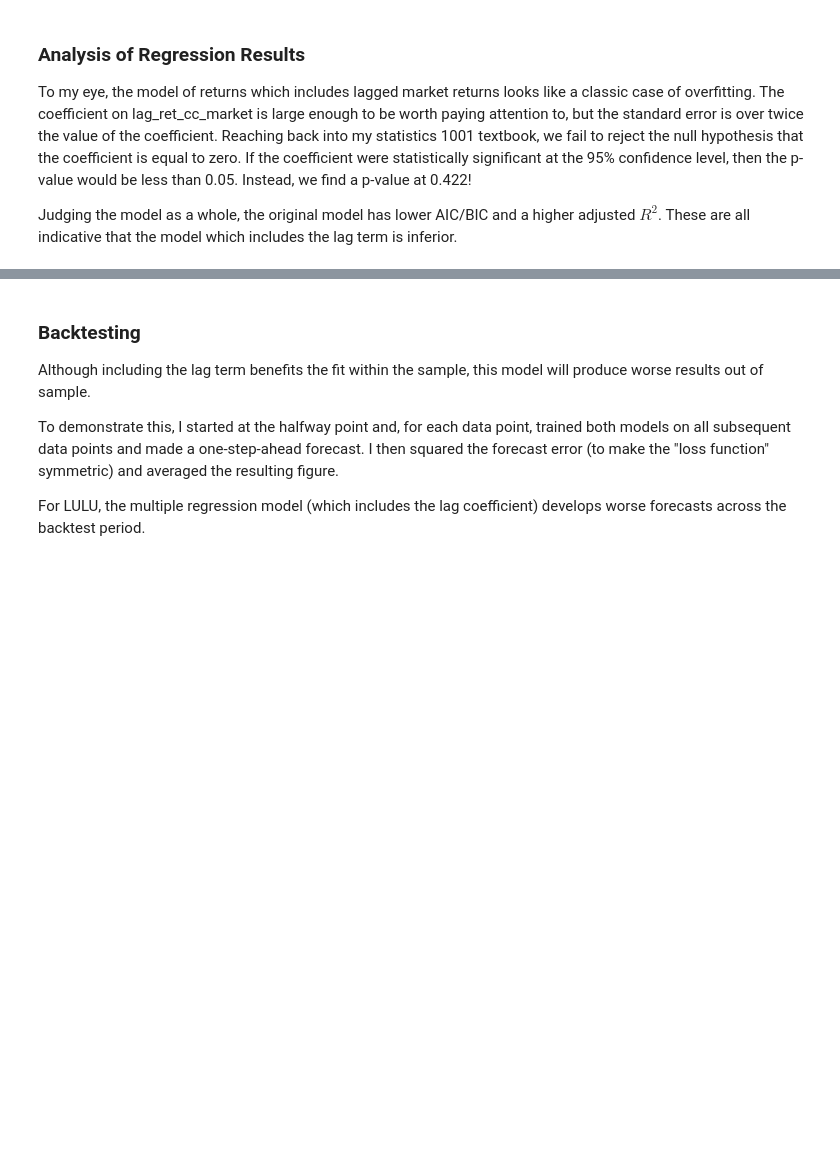
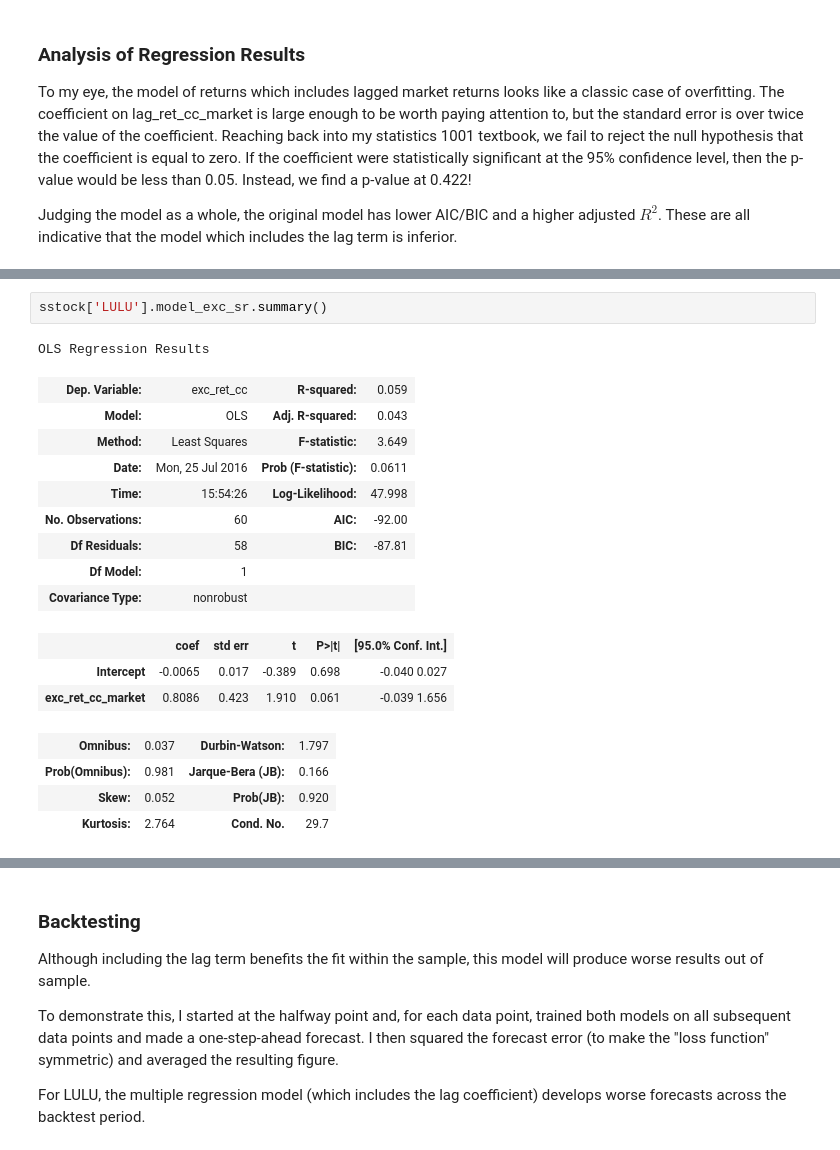
Before and after one commit to Anhmike/wmcm, a Jupyter notebook: ddm_tests/Beta_Lag_Effect.ipynb, the cells around one changed output, grey strips where cells are left out. Drawn from its saved outputs; the diff is of its cells as text; blank space fills up the shorter version.

```diff
--- a/ddm_tests/Beta_Lag_Effect.ipynb
+++ b/ddm_tests/Beta_Lag_Effect.ipynb
@@ -175,3 +205,23 @@ OLS Regression Results
 | Prob(Omnibus): | 0.941 | Jarque-Bera (JB): | 0.291 |
 | Skew: | 0.080 | Prob(JB): | 0.865 |
 | Kurtosis: | 2.699 | Cond. No. | 32.0 |
+# %%
+sstock['LULU'].model_exc_sr.summary()
+# %% [output]
+OLS Regression Results
+| Dep. Variable: | exc_ret_cc | R-squared: | 0.059 |
+| Model: | OLS | Adj. R-squared: | 0.043 |
+| Method: | Least Squares | F-statistic: | 3.649 |
+| Date: | Mon, 25 Jul 2016 | Prob (F-statistic): | 0.0611 |
+| Time: | 15:54:26 | Log-Likelihood: | 47.998 |
+| No. Observations: | 60 | AIC: | -92.00 |
+| Df Residuals: | 58 | BIC: | -87.81 |
+| Df Model: | 1 |  |  |
+| Covariance Type: | nonrobust |  |  |
+|  | coef | std err | t | P>|t| | [95.0% Conf. Int.] |
+| Intercept | -0.0065 | 0.017 | -0.389 | 0.698 | -0.040 0.027 |
+| exc_ret_cc_market | 0.8086 | 0.423 | 1.910 | 0.061 | -0.039 1.656 |
+| Omnibus: | 0.037 | Durbin-Watson: | 1.797 |
+| Prob(Omnibus): | 0.981 | Jarque-Bera (JB): | 0.166 |
+| Skew: | 0.052 | Prob(JB): | 0.920 |
+| Kurtosis: | 2.764 | Cond. No. | 29.7 |
```
Also changed, not shown: parts of 17 cells of this notebook.
